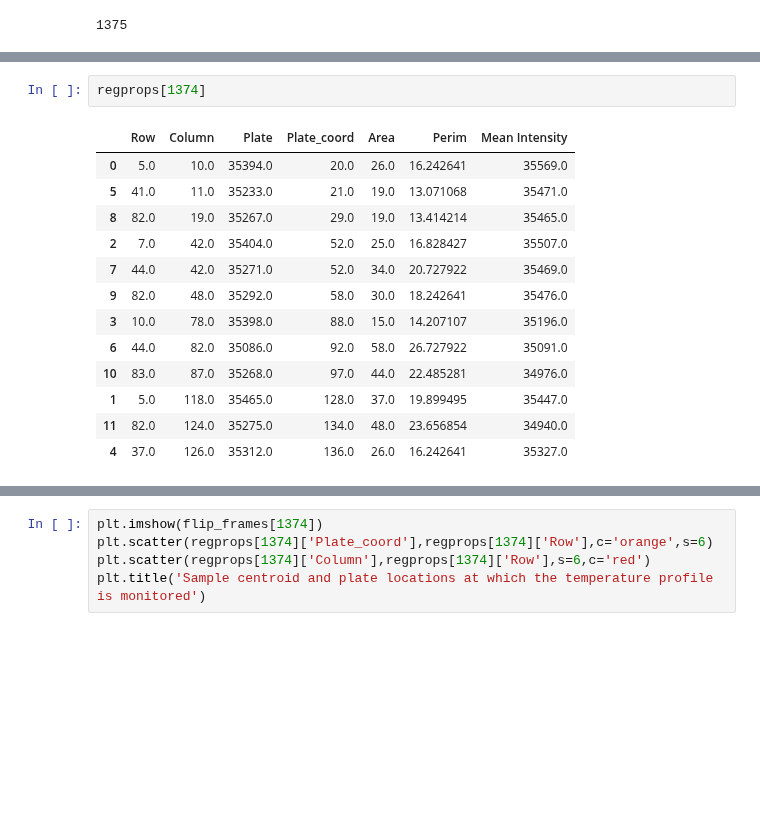
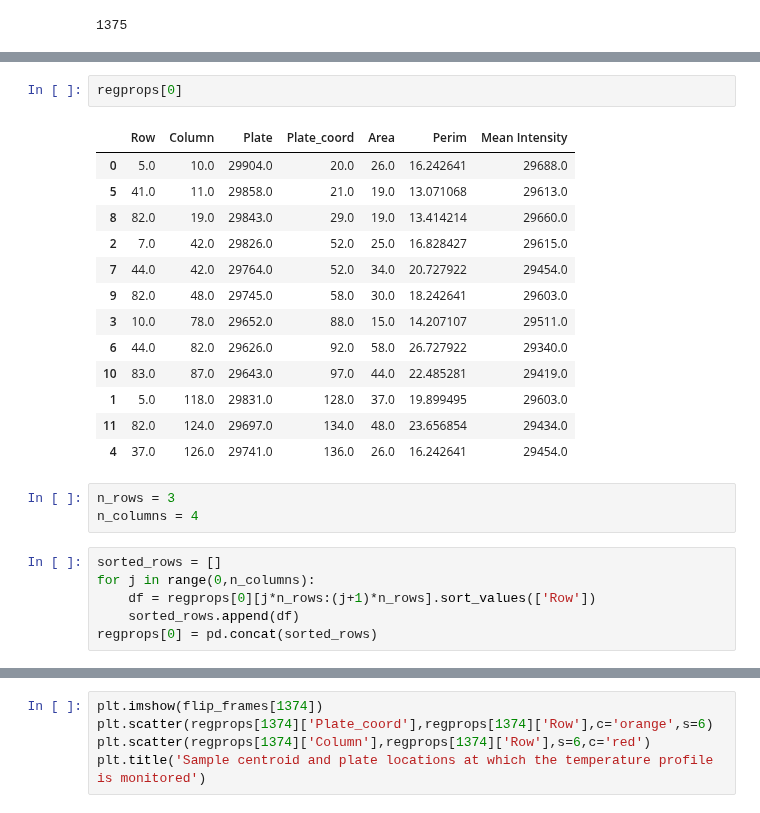
Before and after one commit to jrodguez/musical-robot, a Jupyter notebook: scripts/PPA_8_15_19.ipynb, the cells around one changed output, grey strips where cells are left out. Cells and saved outputs as stored; diff of their text form; blank space fills up the shorter version.

```diff
--- a/scripts/PPA_8_15_19.ipynb
+++ b/scripts/PPA_8_15_19.ipynb
@@ -31,16 +36,25 @@ flip_frames, regprops, s_temp, p_temp, inf_temp = ed.inflection_temp(crop_frame,
 # %%
-regprops[1374]
+regprops[0]
 # %% [output]
 |  | Row | Column | Plate | Plate_coord | Area | Perim | Mean Intensity |
-| 0 | 5.0 | 10.0 | 35394.0 | 20.0 | 26.0 | 16.242641 | 35569.0 |
-| 5 | 41.0 | 11.0 | 35233.0 | 21.0 | 19.0 | 13.071068 | 35471.0 |
-| 8 | 82.0 | 19.0 | 35267.0 | 29.0 | 19.0 | 13.414214 | 35465.0 |
-| 2 | 7.0 | 42.0 | 35404.0 | 52.0 | 25.0 | 16.828427 | 35507.0 |
-| 7 | 44.0 | 42.0 | 35271.0 | 52.0 | 34.0 | 20.727922 | 35469.0 |
-| 9 | 82.0 | 48.0 | 35292.0 | 58.0 | 30.0 | 18.242641 | 35476.0 |
-| 3 | 10.0 | 78.0 | 35398.0 | 88.0 | 15.0 | 14.207107 | 35196.0 |
-| 6 | 44.0 | 82.0 | 35086.0 | 92.0 | 58.0 | 26.727922 | 35091.0 |
-| 10 | 83.0 | 87.0 | 35268.0 | 97.0 | 44.0 | 22.485281 | 34976.0 |
-| 1 | 5.0 | 118.0 | 35465.0 | 128.0 | 37.0 | 19.899495 | 35447.0 |
-| 11 | 82.0 | 124.0 | 35275.0 | 134.0 | 48.0 | 23.656854 | 34940.0 |
-| 4 | 37.0 | 126.0 | 35312.0 | 136.0 | 26.0 | 16.242641 | 35327.0 |
+| 0 | 5.0 | 10.0 | 29904.0 | 20.0 | 26.0 | 16.242641 | 29688.0 |
+| 5 | 41.0 | 11.0 | 29858.0 | 21.0 | 19.0 | 13.071068 | 29613.0 |
+| 8 | 82.0 | 19.0 | 29843.0 | 29.0 | 19.0 | 13.414214 | 29660.0 |
+| 2 | 7.0 | 42.0 | 29826.0 | 52.0 | 25.0 | 16.828427 | 29615.0 |
+| 7 | 44.0 | 42.0 | 29764.0 | 52.0 | 34.0 | 20.727922 | 29454.0 |
+| 9 | 82.0 | 48.0 | 29745.0 | 58.0 | 30.0 | 18.242641 | 29603.0 |
+| 3 | 10.0 | 78.0 | 29652.0 | 88.0 | 15.0 | 14.207107 | 29511.0 |
+| 6 | 44.0 | 82.0 | 29626.0 | 92.0 | 58.0 | 26.727922 | 29340.0 |
+| 10 | 83.0 | 87.0 | 29643.0 | 97.0 | 44.0 | 22.485281 | 29419.0 |
+| 1 | 5.0 | 118.0 | 29831.0 | 128.0 | 37.0 | 19.899495 | 29603.0 |
+| 11 | 82.0 | 124.0 | 29697.0 | 134.0 | 48.0 | 23.656854 | 29434.0 |
+| 4 | 37.0 | 126.0 | 29741.0 | 136.0 | 26.0 | 16.242641 | 29454.0 |
+# %%
+n_rows = 3
+n_columns = 4
+# %%
+sorted_rows = []
+for j in range(0,n_columns):
+    df = regprops[0][j*n_rows:(j+1)*n_rows].sort_values(['Row'])
+    sorted_rows.append(df)
+regprops[0] = pd.concat(sorted_rows)
```
Also changed, not shown: parts of 2 cells of this notebook, 4 other files.
